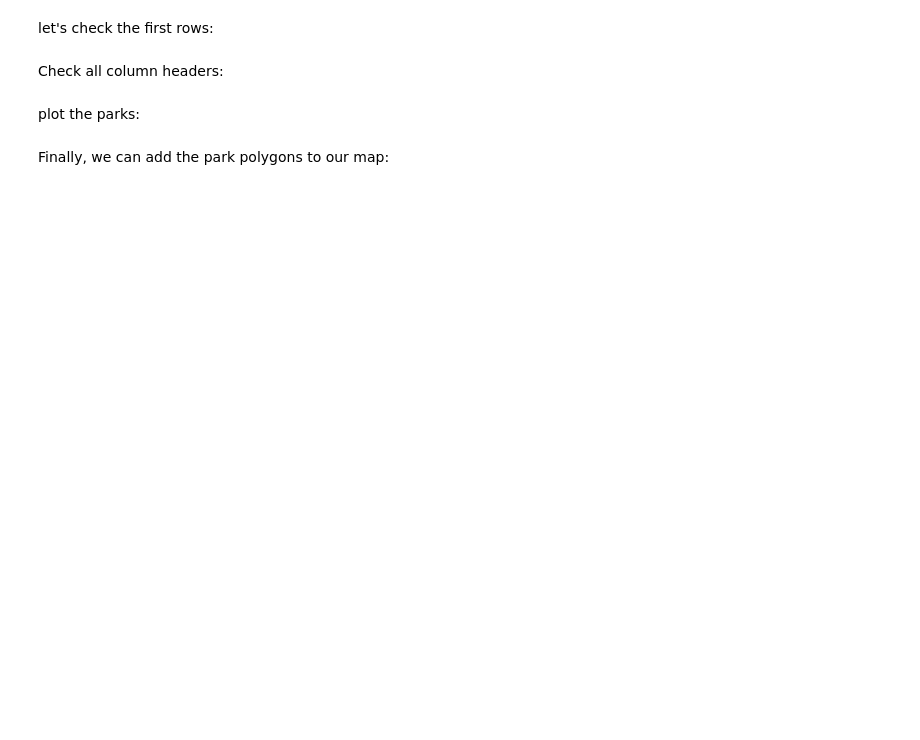
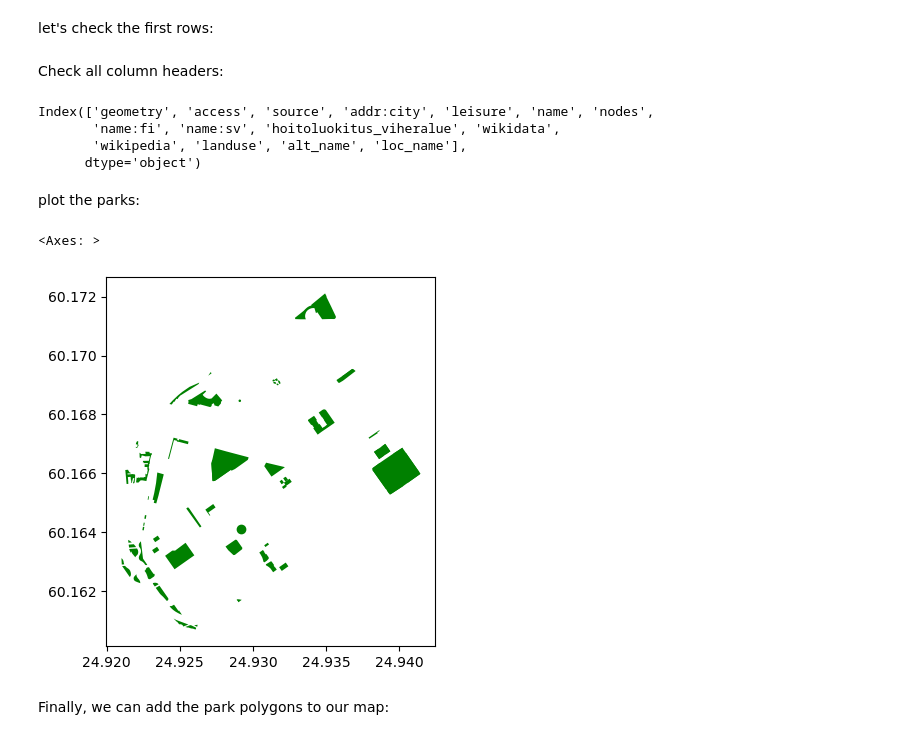
Before and after one commit to RobertMuturi/PYTHON, a Jupyter notebook: AUTOGIS/OpenStreetMap & Network Analysis/00_retrieve_osm_data.ipynb, the cells around one changed output. Cells and saved outputs as stored; diff of their text form; code cells hidden in the pictures; blank space fills up the shorter version.

```diff
--- a/AUTOGIS/OpenStreetMap & Network Analysis/00_retrieve_osm_data.ipynb
+++ b/AUTOGIS/OpenStreetMap & Network Analysis/00_retrieve_osm_data.ipynb
@@ -301,5 +298,12 @@ Let's try to fetch all public parks in the Kamppi area. In OpenStreetMap, parks
 # %%
 # Get the data
-
+parks = ox.geometries_from_place(
+    place_name,
+    {
+        'leisure': 'park',
+        'landuse': 'grass',
+     }
+)
 
 # Check the result
+parks.head()
@@ -307,8 +319,20 @@ Let's try to fetch all public parks in the Kamppi area. In OpenStreetMap, parks
 let's check the first rows:
 # %% [markdown]
 Check all column headers:
+# %%
+parks.columns
+# %% [output]
+Index(['geometry', 'access', 'source', 'addr:city', 'leisure', 'name', 'nodes',
+       'name:fi', 'name:sv', 'hoitoluokitus_viheralue', 'wikidata',
+       'wikipedia', 'landuse', 'alt_name', 'loc_name'],
+      dtype='object')
 # %% [markdown]
 plot the parks:
+# %%
+parks.plot(color='green')
+# %% [output]
+<Axes: >
+[figure, added]
 # %% [markdown]
 Finally, we can add the park polygons to our map:
 # %%
```
Also changed, not shown: parts of 12 cells of this notebook, 33 other files.
